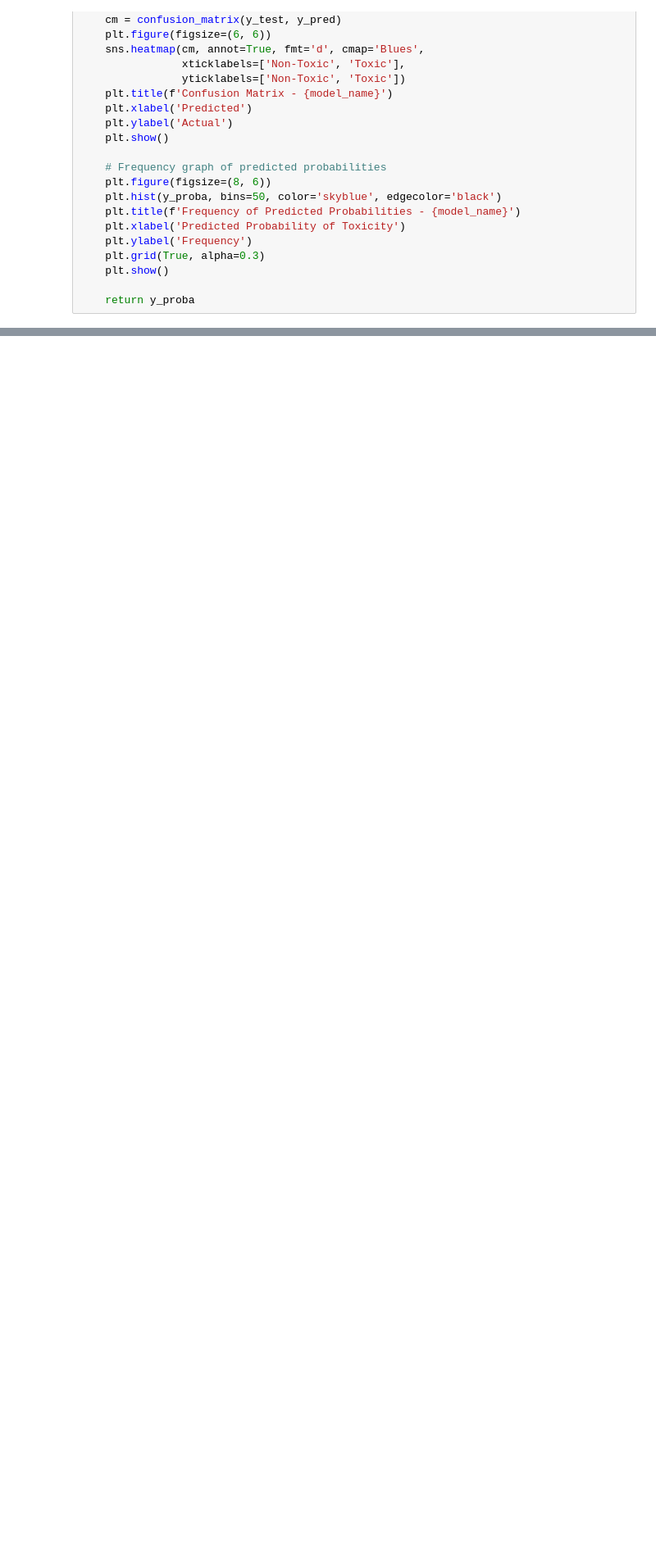
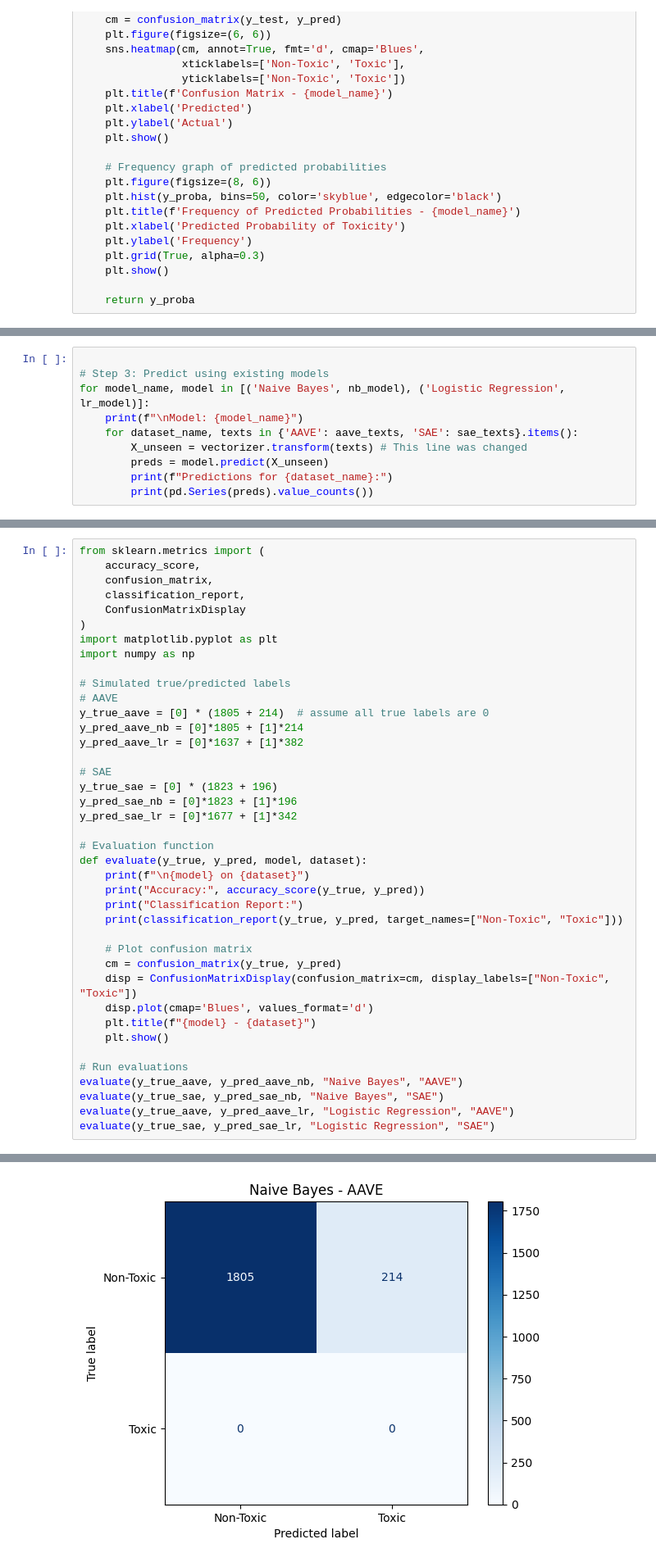
Before and after one commit to Crownedprinz/dual-stage-toxic-comment-detection-system, a Jupyter notebook: notebooks/Project_toxic_Comment_detection_final_all_dataset.ipynb, the cells around one changed output, grey strips where cells are left out. Shown at 82% size. Drawn from its saved outputs; the diff is of its cells as text; blank space fills up the shorter version.

Commit message:
New Dataset Changes
Toxic Comment New Test Dataset chages

```diff
--- a/notebooks/Project_toxic_Comment_detection_final_all_data_2(1).ipynb
+++ b/notebooks/Project_toxic_Comment_detection_final_all_dataset.ipynb
@@ -609,0 +633,10 @@ plt.show()
+# %%
+
+# Step 3: Predict using existing models
+for model_name, model in [('Naive Bayes', nb_model), ('Logistic Regression', lr_model)]:
+    print(f"\nModel: {model_name}")
+    for dataset_name, texts in {'AAVE': aave_texts, 'SAE': sae_texts}.items():
+        X_unseen = vectorizer.transform(texts) # This line was changed
+        preds = model.predict(X_unseen)
+        print(f"Predictions for {dataset_name}:")
+        print(pd.Series(preds).value_counts())
@@ -609,0 +663,41 @@ plt.show()
+# %%
+from sklearn.metrics import (
+    accuracy_score,
+    confusion_matrix,
+    classification_report,
+    ConfusionMatrixDisplay
+)
+import matplotlib.pyplot as plt
+import numpy as np
+
+# Simulated true/predicted labels
+# AAVE
+y_true_aave = [0] * (1805 + 214)  # assume all true labels are 0
+y_pred_aave_nb = [0]*1805 + [1]*214
+y_pred_aave_lr = [0]*1637 + [1]*382
+
+# SAE
+y_true_sae = [0] * (1823 + 196)
+y_pred_sae_nb = [0]*1823 + [1]*196
+y_pred_sae_lr = [0]*1677 + [1]*342
+
+# Evaluation function
+def evaluate(y_true, y_pred, model, dataset):
+    print(f"\n{model} on {dataset}")
+    print("Accuracy:", accuracy_score(y_true, y_pred))
+    print("Classification Report:")
+    print(classification_report(y_true, y_pred, target_names=["Non-Toxic", "Toxic"]))
+
+    # Plot confusion matrix
+    cm = confusion_matrix(y_true, y_pred)
+    disp = ConfusionMatrixDisplay(confusion_matrix=cm, display_labels=["Non-Toxic", "Toxic"])
+    disp.plot(cmap='Blues', values_format='d')
+    plt.title(f"{model} - {dataset}")
+    plt.show()
+
+# Run evaluations
+evaluate(y_true_aave, y_pred_aave_nb, "Naive Bayes", "AAVE")
+evaluate(y_true_sae, y_pred_sae_nb, "Naive Bayes", "SAE")
+evaluate(y_true_aave, y_pred_aave_lr, "Logistic Regression", "AAVE")
+evaluate(y_true_sae, y_pred_sae_lr, "Logistic Regression", "SAE")
+# %% [output]
@@ -609,0 +715 @@ plt.show()
+[figure, added]
```
Also changed, not shown: parts of 9 cells of this notebook, 1 other file.
